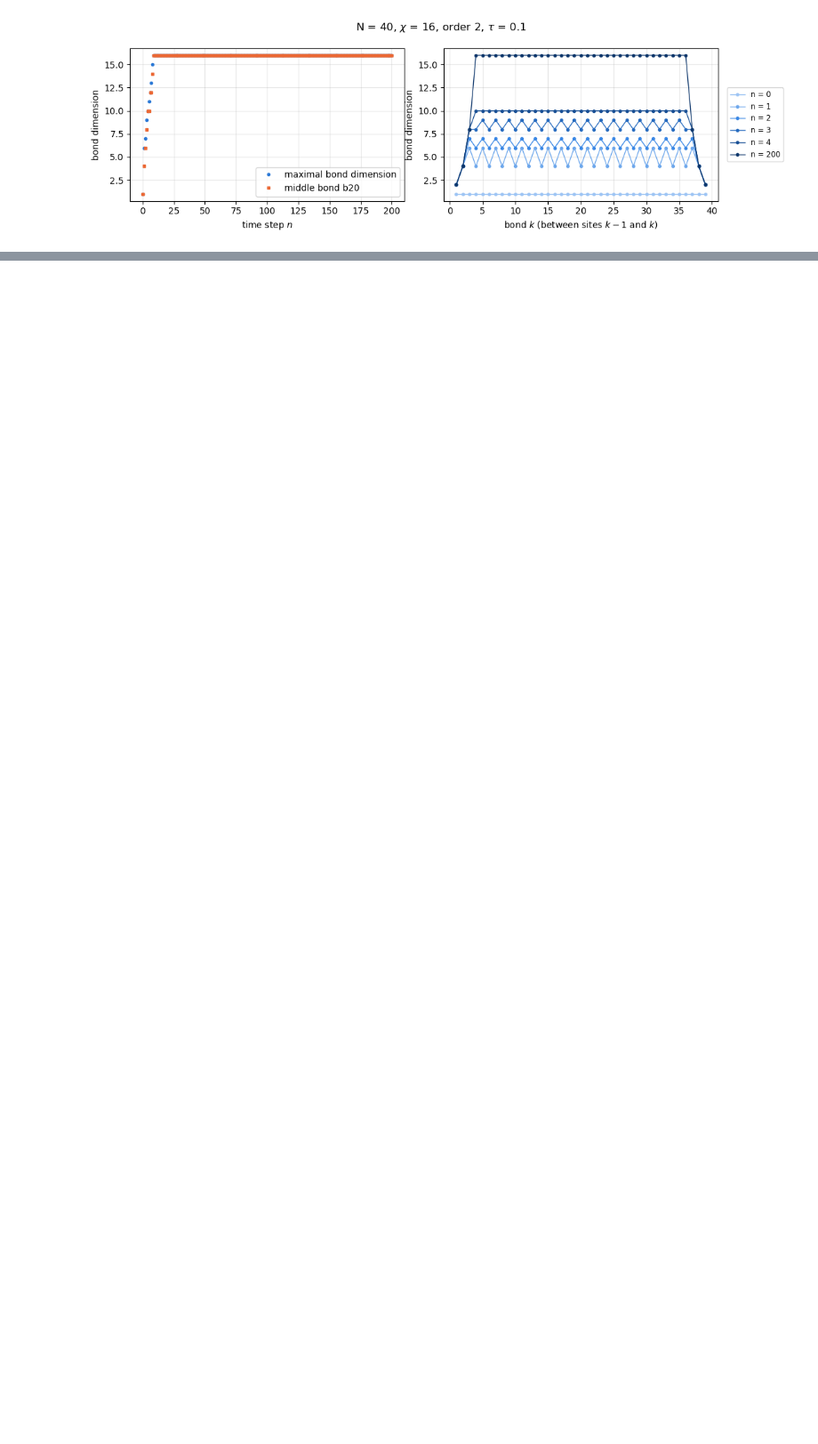
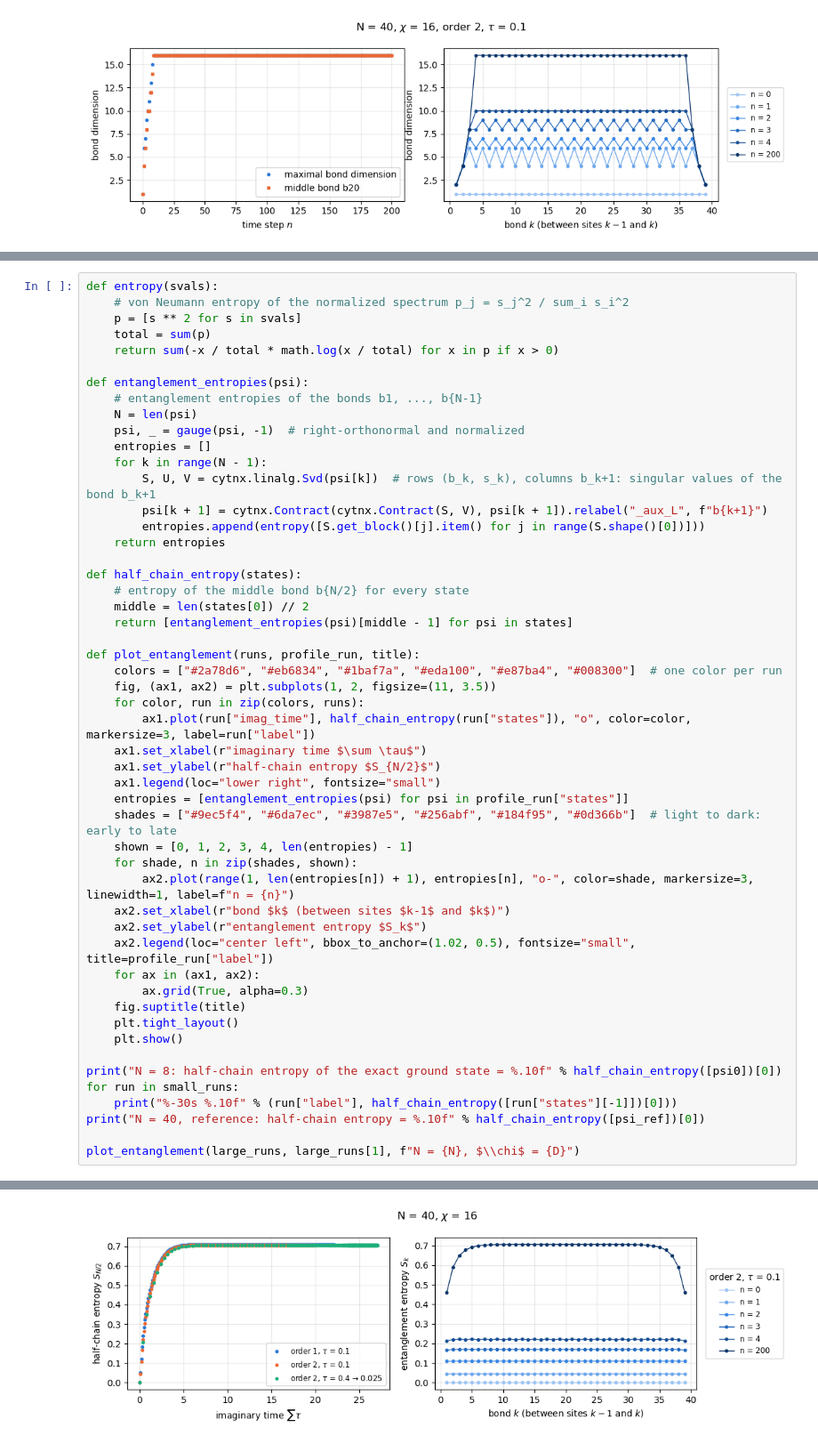
Before and after one commit to manuschneider/TensorNetworkLecture, a Jupyter notebook: ImaginaryTimeEvolution.ipynb, the cells around one changed output, grey strips where cells are left out. Shown at 89% size. Drawn from its saved outputs; the diff is of its cells as text; blank space fills up the shorter version.

```diff
--- a/ImaginaryTimeEvolution.ipynb
+++ b/ImaginaryTimeEvolution.ipynb
@@ -550,0 +562,52 @@ plot_bond_dimensions(large_runs[1], f"N = {N}, $\\chi$ = {D}, {large_runs[1]['la
+# %%
+def entropy(svals):
+    # von Neumann entropy of the normalized spectrum p_j = s_j^2 / sum_i s_i^2
+    p = [s ** 2 for s in svals]
+    total = sum(p)
+    return sum(-x / total * math.log(x / total) for x in p if x > 0)
+
+def entanglement_entropies(psi):
+    # entanglement entropies of the bonds b1, ..., b{N-1}
+    N = len(psi)
+    psi, _ = gauge(psi, -1)  # right-orthonormal and normalized
+    entropies = []
+    for k in range(N - 1):
+        S, U, V = cytnx.linalg.Svd(psi[k])  # rows (b_k, s_k), columns b_k+1: singular values of the bond b_k+1
+        psi[k + 1] = cytnx.Contract(cytnx.Contract(S, V), psi[k + 1]).relabel("_aux_L", f"b{k+1}")
+        entropies.append(entropy([S.get_block()[j].item() for j in range(S.shape()[0])]))
+    return entropies
+
+def half_chain_entropy(states):
+    # entropy of the middle bond b{N/2} for every state
+    middle = len(states[0]) // 2
+    return [entanglement_entropies(psi)[middle - 1] for psi in states]
+
+def plot_entanglement(runs, profile_run, title):
+    colors = ["#2a78d6", "#eb6834", "#1baf7a", "#eda100", "#e87ba4", "#008300"]  # one color per run
+    fig, (ax1, ax2) = plt.subplots(1, 2, figsize=(11, 3.5))
+    for color, run in zip(colors, runs):
+        ax1.plot(run["imag_time"], half_chain_entropy(run["states"]), "o", color=color, markersize=3, label=run["label"])
+    ax1.set_xlabel(r"imaginary time $\sum \tau$")
+    ax1.set_ylabel(r"half-chain entropy $S_{N/2}$")
+    ax1.legend(loc="lower right", fontsize="small")
+    entropies = [entanglement_entropies(psi) for psi in profile_run["states"]]
+    shades = ["#9ec5f4", "#6da7ec", "#3987e5", "#256abf", "#184f95", "#0d366b"]  # light to dark: early to late
+    shown = [0, 1, 2, 3, 4, len(entropies) - 1]
+    for shade, n in zip(shades, shown):
+        ax2.plot(range(1, len(entropies[n]) + 1), entropies[n], "o-", color=shade, markersize=3, linewidth=1, label=f"n = {n}")
+    ax2.set_xlabel(r"bond $k$ (between sites $k-1$ and $k$)")
+    ax2.set_ylabel(r"entanglement entropy $S_k$")
+    ax2.legend(loc="center left", bbox_to_anchor=(1.02, 0.5), fontsize="small", title=profile_run["label"])
+    for ax in (ax1, ax2):
+        ax.grid(True, alpha=0.3)
+    fig.suptitle(title)
+    plt.tight_layout()
+    plt.show()
+
+print("N = 8: half-chain entropy of the exact ground state = %.10f" % half_chain_entropy([psi0])[0])
+for run in small_runs:
+    print("%-30s %.10f" % (run["label"], half_chain_entropy([run["states"][-1]])[0]))
+print("N = 40, reference: half-chain entropy = %.10f" % half_chain_entropy([psi_ref])[0])
+
+plot_entanglement(large_runs, large_runs[1], f"N = {N}, $\\chi$ = {D}")
+# %% [output]
@@ -551,3 +621,4 @@ plot_bond_dimensions(large_runs[1], f"N = {N}, $\\chi$ = {D}, {large_runs[1]['la
+[figure, added]
 # %% [markdown]
 ## Quench dynamics
 Now we use the same code for a real time evolution. We prepare the ground state $|\psi_0\rangle$ of $H(\beta_0)$ with $\beta_0 = -0.7$, in the ordered phase $|\beta| < J$, and evolve it with the Hamiltonian $H(\beta_q)$ with $\beta_q = -1.2$, in the disordered phase $|\beta| > J$:
```
Also changed, not shown: parts of 12 cells of this notebook.
